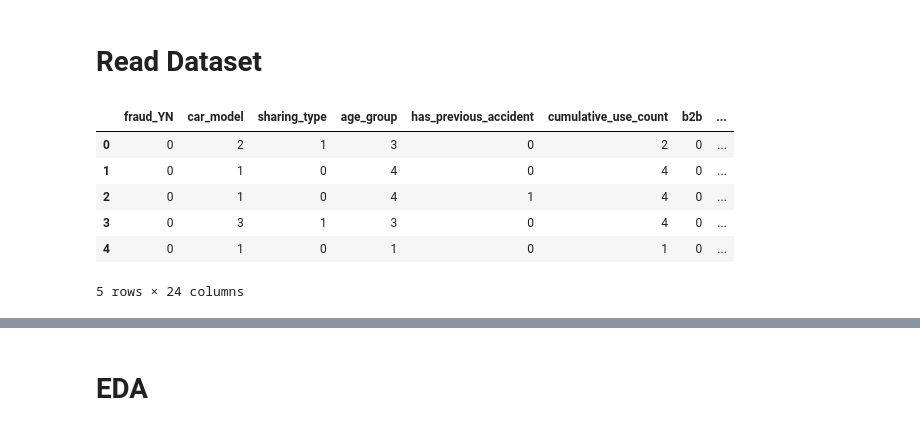
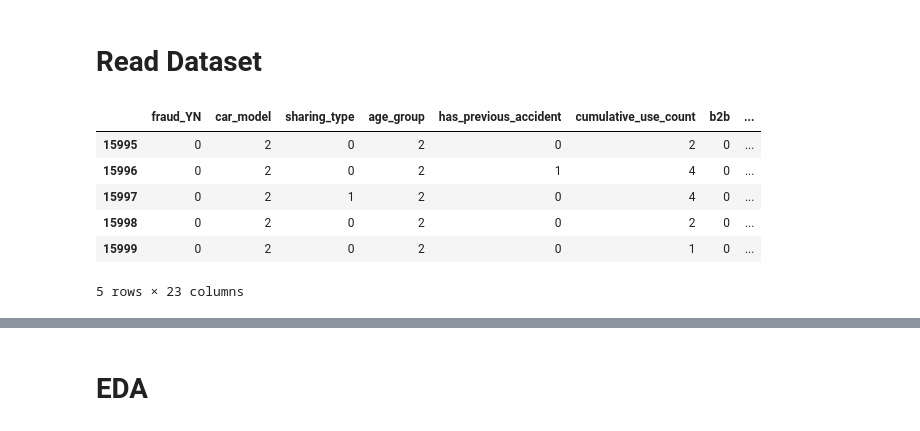
Before and after one commit to Yenabeam/dss_prjt_socar, a Jupyter notebook: 1. workspace/KSJ/socar_fraud.ipynb, the cells around one changed output, grey strips where cells are left out. Saved outputs shown, nothing was run; the diff lists cells and outputs as text; code cells hidden in the pictures.

```diff
--- a/1. workspace/KSJ/socar_fraud.ipynb
+++ b/1. workspace/KSJ/socar_fraud.ipynb
@@ -2,13 +2,13 @@
 # Read Dataset
 # %%
 socar = pd.read_csv('insurance_fraud_detect_data.csv')
-socar.drop(columns='test_set', inplace=True)
-socar.head()
+socar.drop(columns=['test_set','total_prsn_cnt'], inplace=True)
+socar.tail()
 # %% [output]
 |  | fraud_YN | car_model | sharing_type | age_group | has_previous_accident | cumulative_use_count | b2b | ... |
-| 0 | 0 | 2 | 1 | 3 | 0 | 2 | 0 | ... |
-| 1 | 0 | 1 | 0 | 4 | 0 | 4 | 0 | ... |
-| 2 | 0 | 1 | 0 | 4 | 1 | 4 | 0 | ... |
-| 3 | 0 | 3 | 1 | 3 | 0 | 4 | 0 | ... |
-| 4 | 0 | 1 | 0 | 1 | 0 | 1 | 0 | ... |
+| 15995 | 0 | 2 | 0 | 2 | 0 | 2 | 0 | ... |
+| 15996 | 0 | 2 | 0 | 2 | 1 | 4 | 0 | ... |
+| 15997 | 0 | 2 | 1 | 2 | 0 | 4 | 0 | ... |
+| 15998 | 0 | 2 | 0 | 2 | 0 | 2 | 0 | ... |
+| 15999 | 0 | 2 | 0 | 2 | 0 | 1 | 0 | ... |
-5 rows × 24 columns
+5 rows × 23 columns
```
Also changed, not shown: parts of 36 cells of this notebook.
